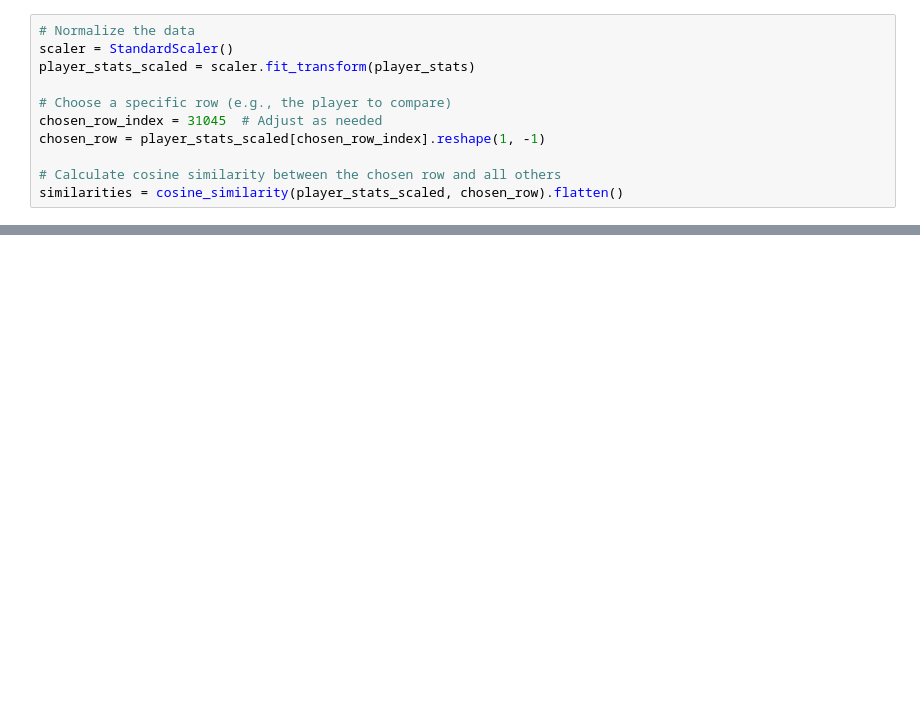
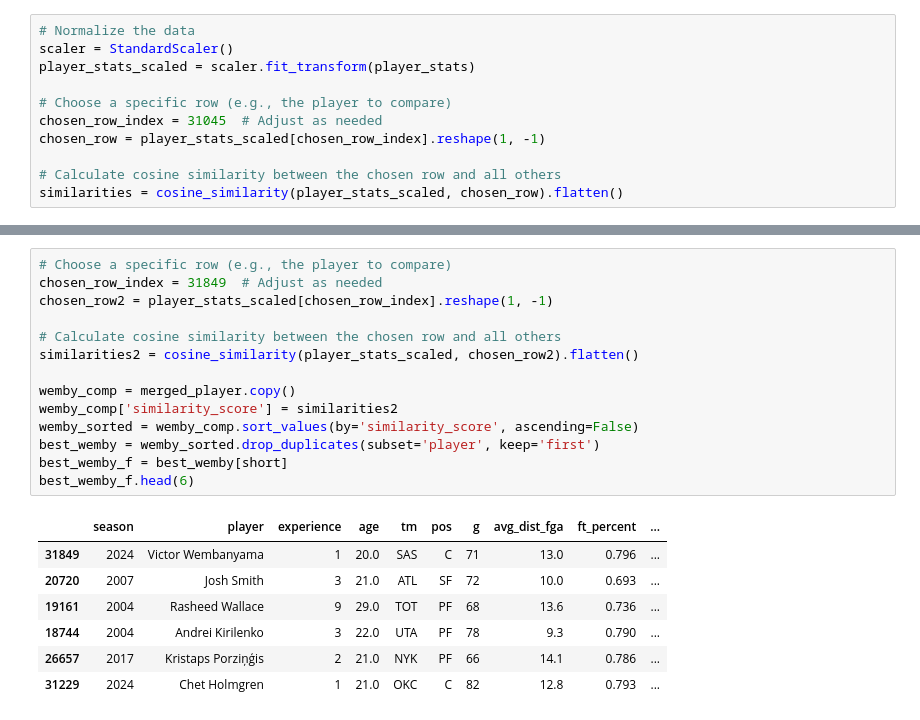
Before and after one commit to vtrackstar/Google-DA-Projects, a Jupyter notebook: most-statistically-similar-nba-seasons.ipynb, the cells around one changed output, grey strips where cells are left out. Cells and saved outputs as stored; diff of their text form; blank space fills up the shorter version.

```diff
--- a/most-statistically-similar-nba-seasons.ipynb
+++ b/most-statistically-similar-nba-seasons.ipynb
@@ -255,0 +258,22 @@ best_brun_f.head(6)
+# %%
+# Choose a specific row (e.g., the player to compare)
+chosen_row_index = 31849  # Adjust as needed
+chosen_row2 = player_stats_scaled[chosen_row_index].reshape(1, -1)
+
+# Calculate cosine similarity between the chosen row and all others
+similarities2 = cosine_similarity(player_stats_scaled, chosen_row2).flatten()
+
+wemby_comp = merged_player.copy()
+wemby_comp['similarity_score'] = similarities2
+wemby_sorted = wemby_comp.sort_values(by='similarity_score', ascending=False)
+best_wemby = wemby_sorted.drop_duplicates(subset='player', keep='first')
+best_wemby_f = best_wemby[short]
+best_wemby_f.head(6)
+# %% [output]
+|  | season | player | experience | age | tm | pos | g | avg_dist_fga | ft_percent | ... |
+| 31849 | 2024 | Victor Wembanyama | 1 | 20.0 | SAS | C | 71 | 13.0 | 0.796 | ... |
+| 20720 | 2007 | Josh Smith | 3 | 21.0 | ATL | SF | 72 | 10.0 | 0.693 | ... |
+| 19161 | 2004 | Rasheed Wallace | 9 | 29.0 | TOT | PF | 68 | 13.6 | 0.736 | ... |
+| 18744 | 2004 | Andrei Kirilenko | 3 | 22.0 | UTA | PF | 78 | 9.3 | 0.790 | ... |
+| 26657 | 2017 | Kristaps Porziņģis | 2 | 21.0 | NYK | PF | 66 | 14.1 | 0.786 | ... |
+| 31229 | 2024 | Chet Holmgren | 1 | 21.0 | OKC | C | 82 | 12.8 | 0.793 | ... |
```
Also changed, not shown: parts of 5 cells of this notebook.
